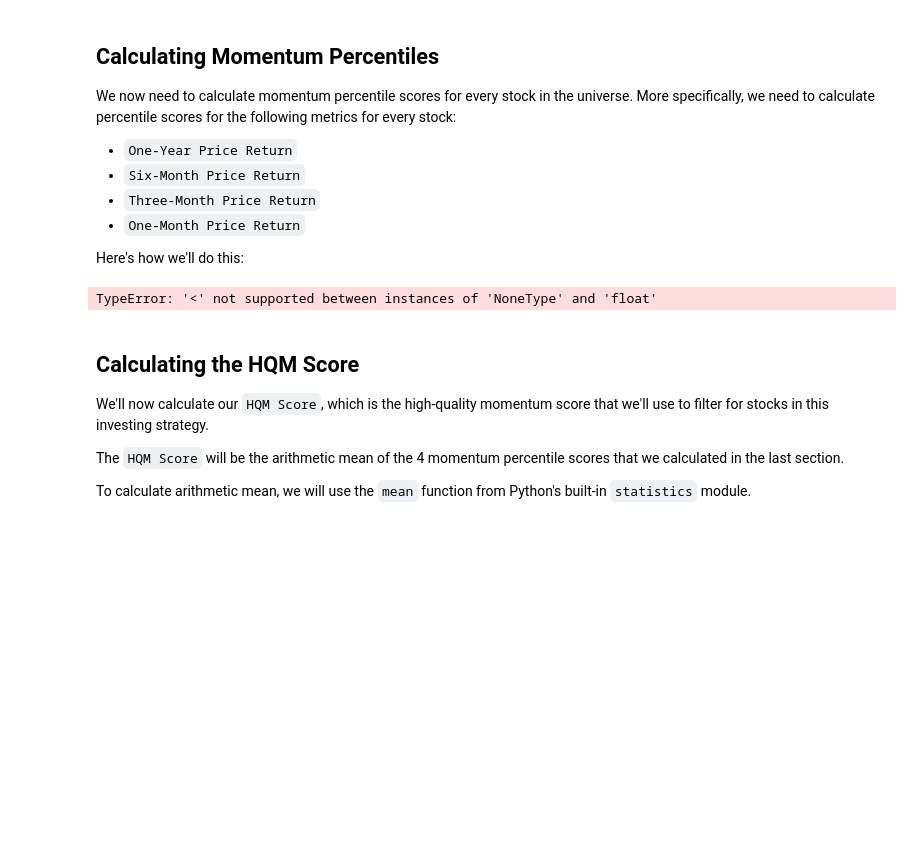
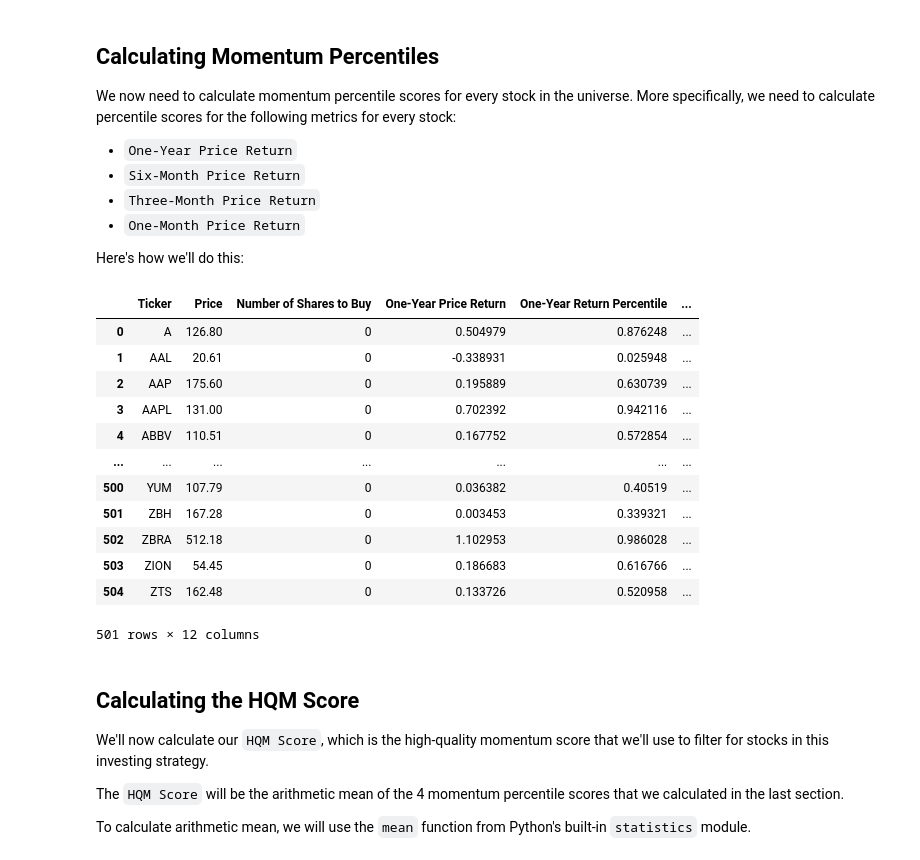
Before and after one commit to i0nathan/algorithmic-trading-python, a Jupyter notebook: starter_files/002_quantitative_momentum_strategy.ipynb, the cells around one changed output. Cells and saved outputs as stored; diff of their text form; code cells hidden in the pictures; blank space fills up the shorter version.

```diff
--- a/starter_files/002_quantitative_momentum_strategy.ipynb
+++ b/starter_files/002_quantitative_momentum_strategy.ipynb
@@ -257,23 +258,40 @@ We now need to calculate momentum percentile scores for every stock in the unive
 * `One-Month Price Return`
 
 Here's how we'll do this:
+# %%
+# Drop non values in the dataframe (in place) so score function can operate
+hqm_dataframe.dropna(inplace=True)
 # %%
 time_periods = [
-    'One-Year',
-    'Six-Month',
-    'Three-Month',
-    'One-Month'
-]
+                'One-Year',
+                'Six-Month',
+                'Three-Month',
+                'One-Month'
+                ]
 
 for row in hqm_dataframe.index:
     for time_period in time_periods:
         change_col = f'{time_period} Price Return'
         percentile_col = f'{time_period} Return Percentile'
-        hqm_dataframe.loc[row, percentile_col] = score(hqm_dataframe[change_col], hqm_dataframe.loc[row, change_col])
+        hqm_dataframe.loc[row, percentile_col] = score(hqm_dataframe[change_col], hqm_dataframe.loc[row, change_col])/100
 
+
+#Print the entire DataFrame
 hqm_dataframe
 # %% [output]
+|  | Ticker | Price | Number of Shares to Buy | One-Year Price Return | One-Year Return Percentile | ... |
+| 0 | A | 126.80 | 0 | 0.504979 | 0.876248 | ... |
+| 1 | AAL | 20.61 | 0 | -0.338931 | 0.025948 | ... |
+| 2 | AAP | 175.60 | 0 | 0.195889 | 0.630739 | ... |
+| 3 | AAPL | 131.00 | 0 | 0.702392 | 0.942116 | ... |
+| 4 | ABBV | 110.51 | 0 | 0.167752 | 0.572854 | ... |
+| ... | ... | ... | ... | ... | ... | ... |
+| 500 | YUM | 107.79 | 0 | 0.036382 | 0.40519 | ... |
+| 501 | ZBH | 167.28 | 0 | 0.003453 | 0.339321 | ... |
+| 502 | ZBRA | 512.18 | 0 | 1.102953 | 0.986028 | ... |
+| 503 | ZION | 54.45 | 0 | 0.186683 | 0.616766 | ... |
+| 504 | ZTS | 162.48 | 0 | 0.133726 | 0.520958 | ... |
-TypeError: '<' not supported between instances of 'NoneType' and 'float'
+501 rows × 12 columns
 # %% [markdown]
 ## Calculating the HQM Score
 
```
Also changed, not shown: parts of 1 cell of this notebook.
